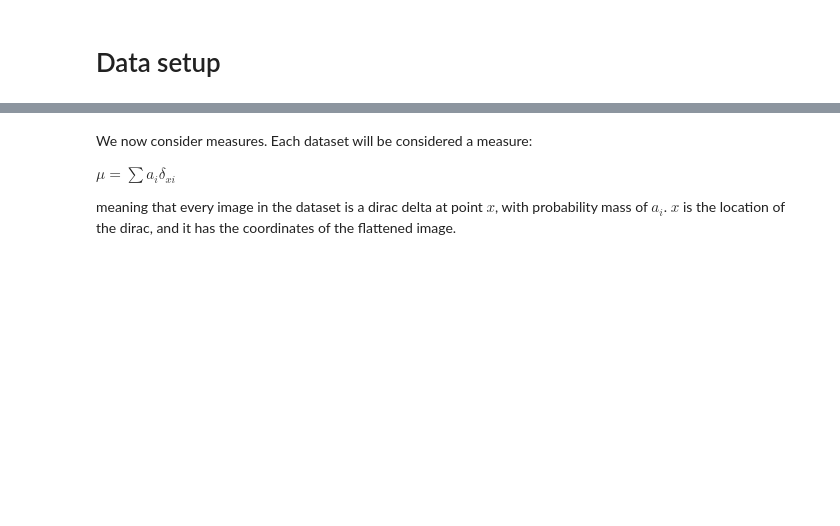
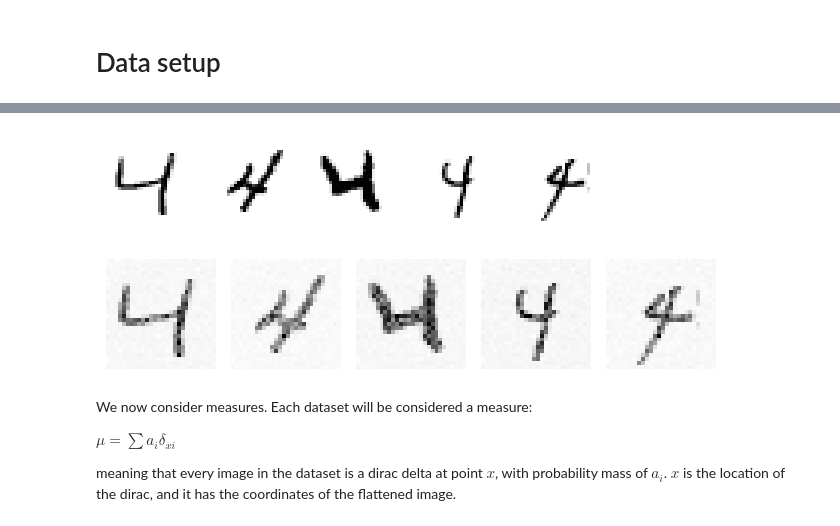
Before and after one commit to balazsmorv/fmri_classifier, a Jupyter notebook: MNIST-WBT/mnist-wbt.ipynb, the cells around one changed output, grey strips where cells are left out. Cells and saved outputs as stored; diff of their text form; code cells hidden in the pictures; blank space fills up the shorter version.

```diff
--- a/MNIST-WBT/mnist-wbt.ipynb
+++ b/MNIST-WBT/mnist-wbt.ipynb
@@ -55,0 +73,5 @@ plot_images_from_datasets(datasets=[ds_4, ds_4jr, ds_2, ds_2jr], num_images=5)
+# %%
+plot_flattened_images([X_4, X_4_l])
+# %% [output]
+[figure, added]
+[figure, added]
```
Also changed, not shown: parts of 26 cells of this notebook, 2 other files.
